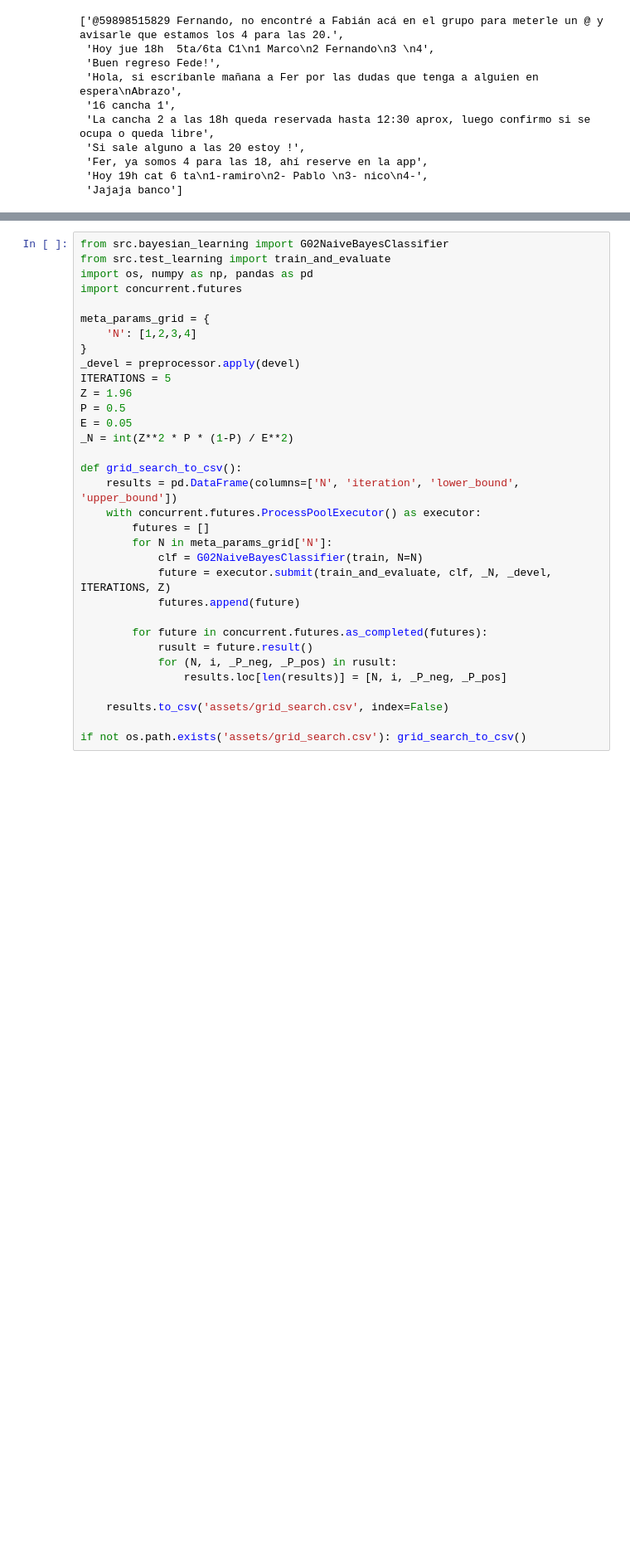
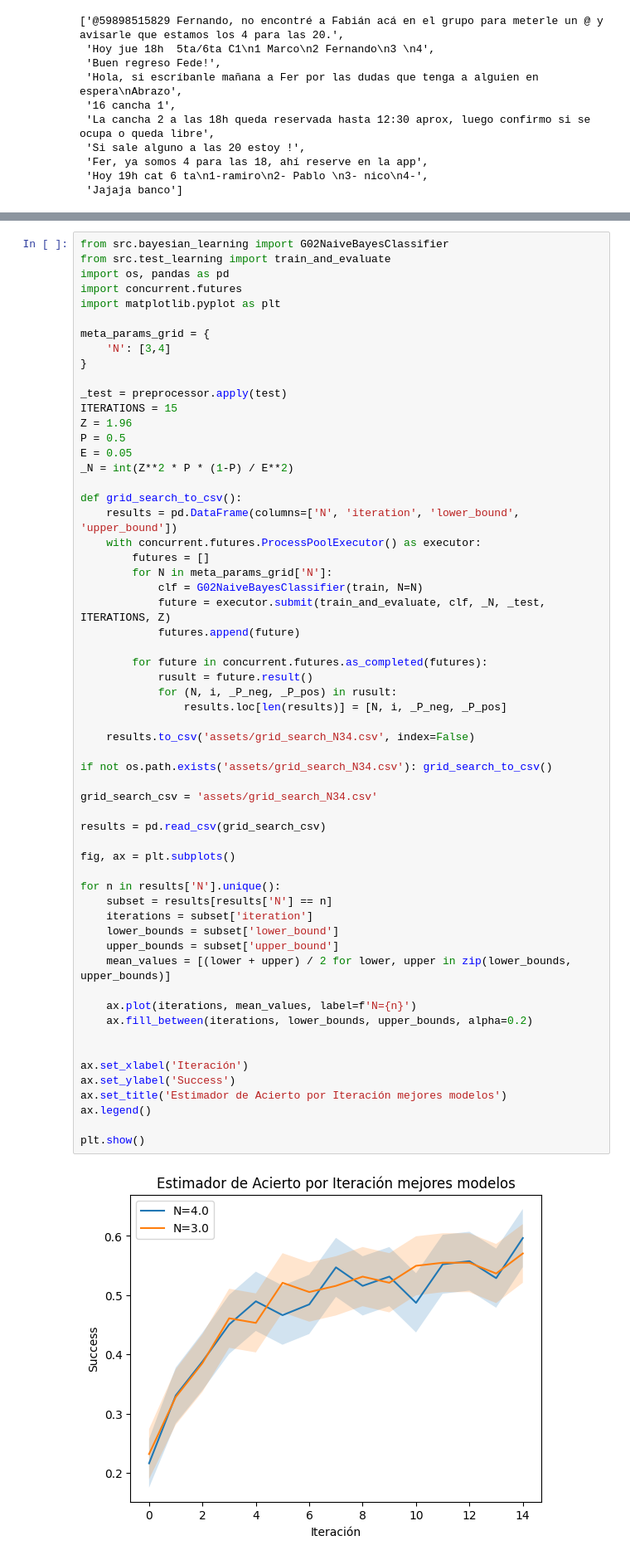
Before and after one commit to santiagoalaniz/fing_aprendaut, a Jupyter notebook: lab2/informe_tarea_02.ipynb, the cells around one changed output, grey strips where cells are left out. Shown at 83% size. Drawn from its saved outputs; the diff is of its cells as text; blank space fills up the shorter version.

```diff
--- a/lab2/informe_tarea_02.ipynb
+++ b/lab2/informe_tarea_02.ipynb
@@ -295,33 +377,61 @@ Para evitar reducir el tiempo de ejecución, vamos a tomar un muestreo estadíst
 # %%
 from src.bayesian_learning import G02NaiveBayesClassifier
 from src.test_learning import train_and_evaluate
-import os, numpy as np, pandas as pd
+import os, pandas as pd
 import concurrent.futures
+import matplotlib.pyplot as plt
 
 meta_params_grid = {
-    'N': [1,2,3,4]
+    'N': [3,4]
 }
-_devel = preprocessor.apply(devel)
-ITERATIONS = 5
+
+_test = preprocessor.apply(test)
+ITERATIONS = 15
 Z = 1.96
 P = 0.5
 E = 0.05
 _N = int(Z**2 * P * (1-P) / E**2)
 
 def grid_search_to_csv():
     results = pd.DataFrame(columns=['N', 'iteration', 'lower_bound', 'upper_bound'])
     with concurrent.futures.ProcessPoolExecutor() as executor:
         futures = []
         for N in meta_params_grid['N']:
             clf = G02NaiveBayesClassifier(train, N=N)
-            future = executor.submit(train_and_evaluate, clf, _N, _devel, ITERATIONS, Z)
+            future = executor.submit(train_and_evaluate, clf, _N, _test, ITERATIONS, Z)
             futures.append(future)
 
         for future in concurrent.futures.as_completed(futures):
             rusult = future.result()
             for (N, i, _P_neg, _P_pos) in rusult:
                 results.loc[len(results)] = [N, i, _P_neg, _P_pos]
 
-    results.to_csv('assets/grid_search.csv', index=False)
+    results.to_csv('assets/grid_search_N34.csv', index=False)
 
-if not os.path.exists('assets/grid_search.csv'): grid_search_to_csv()
+if not os.path.exists('assets/grid_search_N34.csv'): grid_search_to_csv()
+
+grid_search_csv = 'assets/grid_search_N34.csv'
+
+results = pd.read_csv(grid_search_csv)
+
+fig, ax = plt.subplots()
+
+for n in results['N'].unique():
+    subset = results[results['N'] == n]
+    iterations = subset['iteration']
+    lower_bounds = subset['lower_bound']
+    upper_bounds = subset['upper_bound']
+    mean_values = [(lower + upper) / 2 for lower, upper in zip(lower_bounds, upper_bounds)]
+
+    ax.plot(iterations, mean_values, label=f'N={n}')
+    ax.fill_between(iterations, lower_bounds, upper_bounds, alpha=0.2)
+
+
+ax.set_xlabel('Iteración')
+ax.set_ylabel('Success')
+ax.set_title('Estimador de Acierto por Iteración mejores modelos')
+ax.legend()
+
+plt.show()
+# %% [output]
+[figure, added]
```
Also changed, not shown: parts of 15 cells of this notebook, 2 other files.
